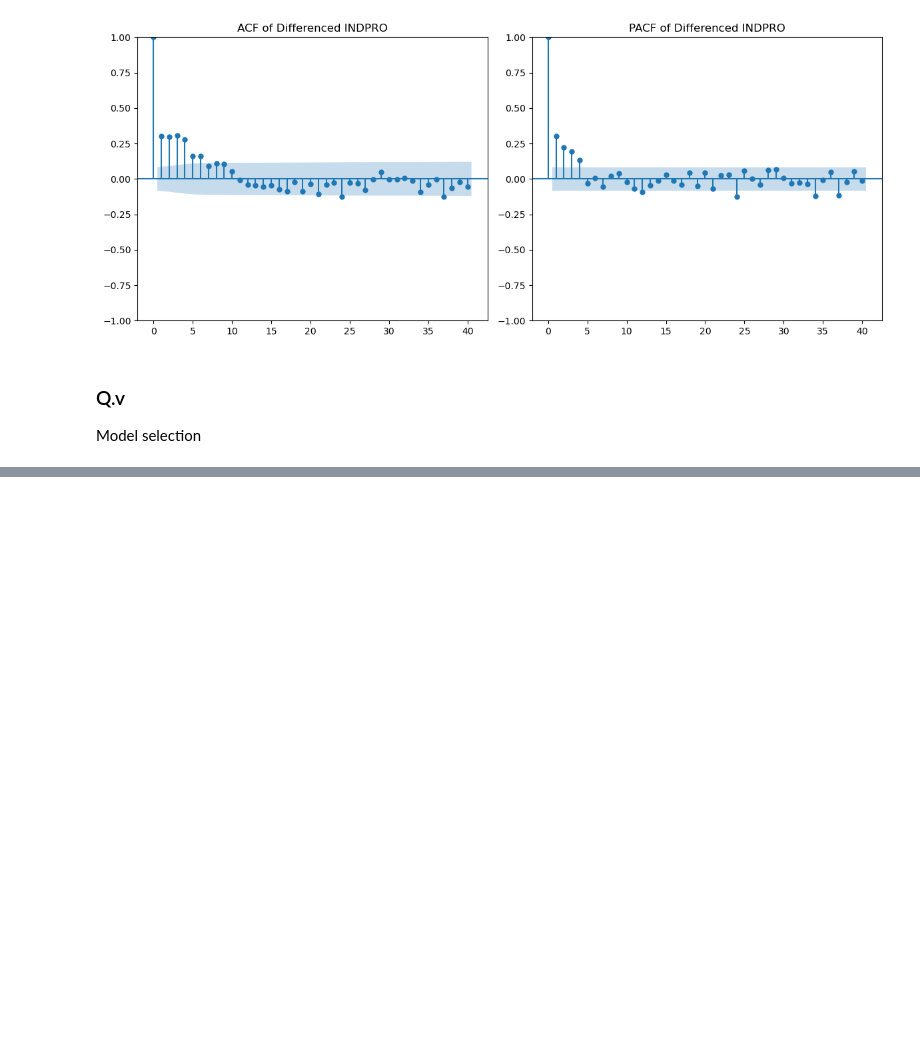
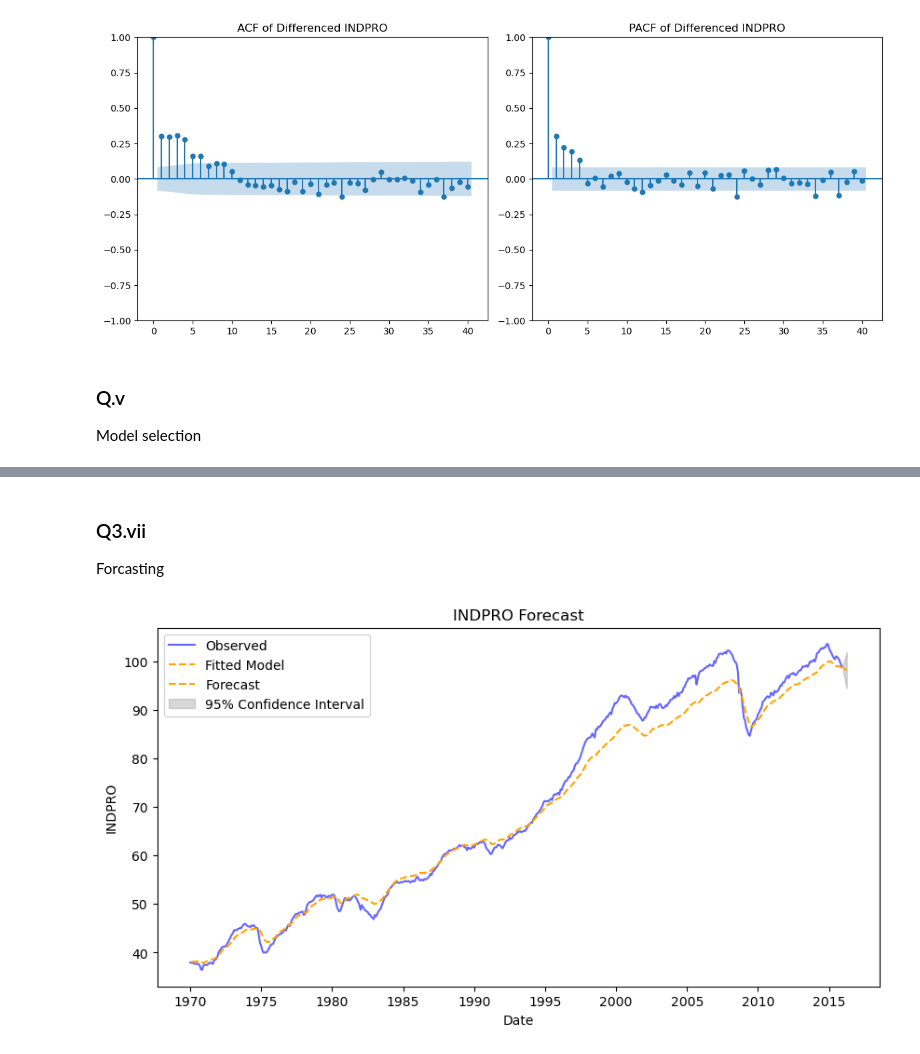
Before and after one commit to 1116925/GRA4153-Final-exam, a Jupyter notebook: Question3.ipynb, the cells around one changed output, grey strips where cells are left out. Saved outputs shown, nothing was run; the diff lists cells and outputs as text; code cells hidden in the pictures; blank space fills up the shorter version.

```diff
--- a/Question3.ipynb
+++ b/Question3.ipynb
@@ -29,6 +30,7 @@ class Data:
         self._raw_data['observation_date'] = pd.to_datetime(self._raw_data['observation_date'])
         self._raw_data.set_index('observation_date', inplace=True)
         self._sample = self._raw_data
+        self._diffed = self._sample
 
     def set_sample_range(self, start_date: str, end_date: str):
         '''
@@ -40,14 +42,15 @@ class Data:
         :type end_date: str
         '''
         self._sample = self._raw_data.loc[start_date:end_date]
+        self._diffed = self._sample.diff().dropna()
 
     @property
     def sample(self):
         return self._sample
 
-    @sample.setter
-    def sample(self, new_sample: pd.DataFrame):
-        self._sample = new_sample
+    @property
+    def diffed(self):
+        return self._sample.diff().dropna()
 # %% [markdown]
 ### Functions
 # %%
@@ -199,8 +243,7 @@ Conclusion: Fail to reject the null hypothesis — the series has a unit root (n
 ### Q.iii
 Correcting for the unit root
 # %%
-indpro.sample = indpro.sample.diff().dropna()
-test_unit_root(indpro.sample)
+test_unit_root(indpro.diffed)
 # %% [output]
 ADF Test Statistic: -6.561947563095948
 p-value: 8.338738663782002e-09
@@ -225,0 +313,3 @@ Model selection
+# %%
+arma = ARIMA(indpro.diffed, order=(1, 0, 1)).fit()
+arma.summary()
@@ -225,0 +336,7 @@ Model selection
+# %% [markdown]
+### Q3.vii
+Forcasting
+# %%
+plot_forcast(arma, indpro.sample, steps=4)
+# %% [output]
+[figure, added]
```
Also changed, not shown: parts of 8 cells of this notebook, 1 other file.
